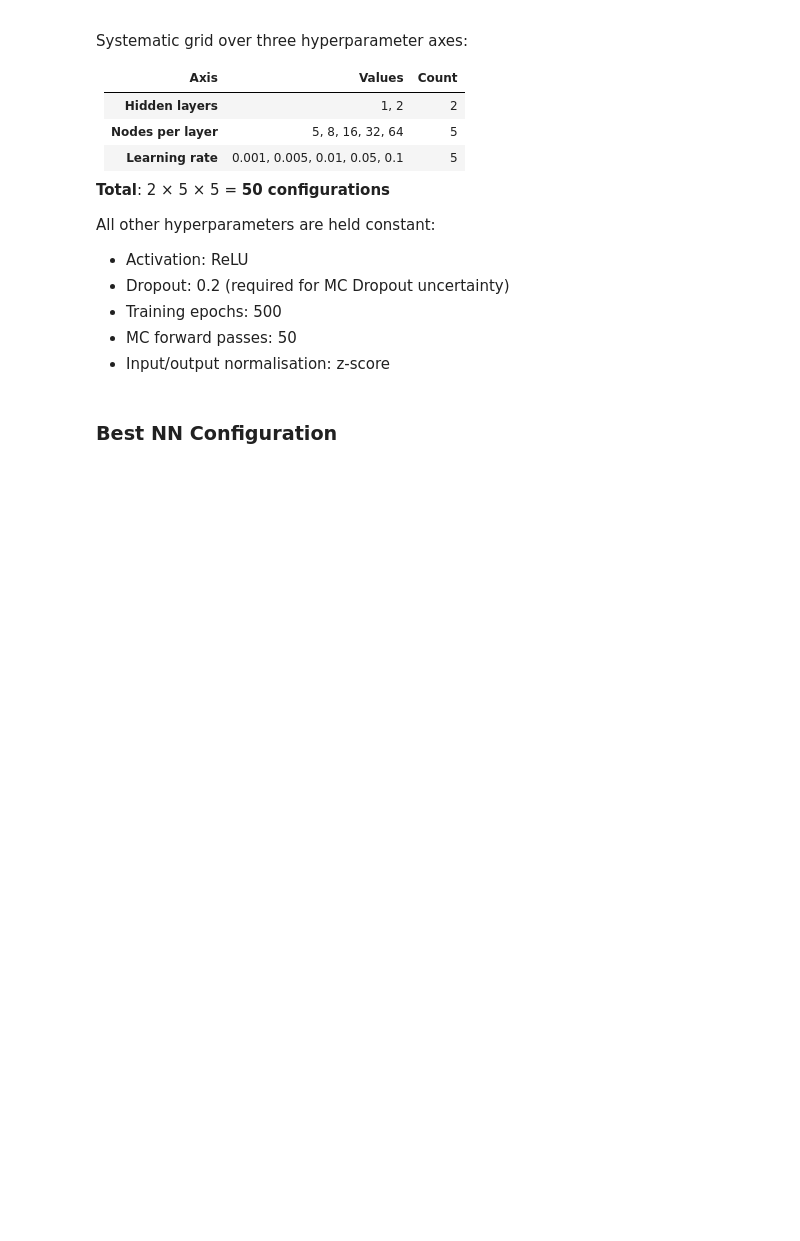
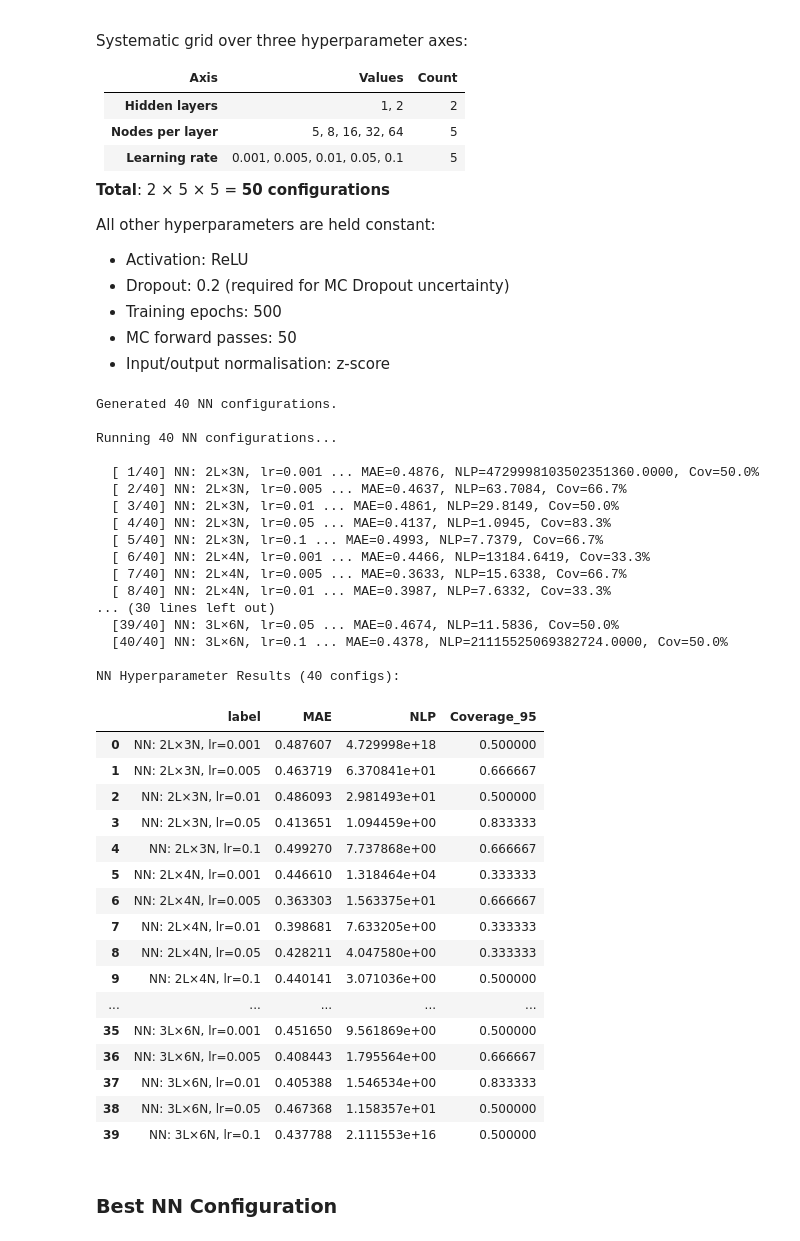
Before and after one commit to brucediesel/capstone-sdd, a Jupyter notebook: functions/f6/preq-eval-f6.ipynb, the cells around one changed output. Drawn from its saved outputs; the diff is of its cells as text; code cells hidden in the pictures; blank space fills up the shorter version.

```diff
--- a/functions/f6/preq-eval-f6.ipynb
+++ b/functions/f6/preq-eval-f6.ipynb
@@ -345,8 +382,8 @@ All other hyperparameters are held constant:
 - Input/output normalisation: z-score
 # %%
 # ── Generate 50 NN configurations ─────────────────────────────
-layers_grid = [1, 2]
-nodes_grid = [5, 8, 16, 32, 64]
+layers_grid = [2, 3]
+nodes_grid = [3, 4, 5, 6]
 lr_grid = [0.001, 0.005, 0.01, 0.05, 0.1]
 
 nn_configs = []
@@ -364,33 +401,68 @@ for n_layers in layers_grid:
 print(f'Generated {len(nn_configs)} NN configurations.\n')
 
 # ── Evaluate all 50 configurations ────────────────────────────
 print(f'Running {len(nn_configs)} NN configurations...\n')
 
 nn_results = []
 for i, config in enumerate(nn_configs):
     try:
         result = nn_prequential_with_config(X_all, y_all, N_INIT, config)
         m = result['metrics']
         print(f'  [{i+1:2d}/{len(nn_configs)}] {config["label"]} ... '
               f'MAE={m["MAE"]:.4f}, NLP={m["NLP"]:.4f}, Cov={m["Coverage_95"]*100:.1f}%')
         nn_results.append({
             'label': config['label'],
             'MAE': m['MAE'],
             'NLP': m['NLP'],
             'Coverage_95': m['Coverage_95']
         })
     except Exception as e:
         print(f'  [{i+1:2d}/{len(nn_configs)}] {config["label"]} ... FAILED: {e}')
         nn_results.append({
             'label': config['label'],
             'MAE': float('nan'),
             'NLP': float('nan'),
             'Coverage_95': float('nan')
         })
 
 nn_hp_df = pd.DataFrame(nn_results)
 print(f'\nNN Hyperparameter Results ({len(nn_hp_df)} configs):\n')
 nn_hp_df
+# %% [output]
+Generated 40 NN configurations.
+
+Running 40 NN configurations...
+
+  [ 1/40] NN: 2L×3N, lr=0.001 ... MAE=0.4876, NLP=4729998103502351360.0000, Cov=50.0%
+  [ 2/40] NN: 2L×3N, lr=0.005 ... MAE=0.4637, NLP=63.7084, Cov=66.7%
+  [ 3/40] NN: 2L×3N, lr=0.01 ... MAE=0.4861, NLP=29.8149, Cov=50.0%
+  [ 4/40] NN: 2L×3N, lr=0.05 ... MAE=0.4137, NLP=1.0945, Cov=83.3%
+  [ 5/40] NN: 2L×3N, lr=0.1 ... MAE=0.4993, NLP=7.7379, Cov=66.7%
+  [ 6/40] NN: 2L×4N, lr=0.001 ... MAE=0.4466, NLP=13184.6419, Cov=33.3%
+  [ 7/40] NN: 2L×4N, lr=0.005 ... MAE=0.3633, NLP=15.6338, Cov=66.7%
+  [ 8/40] NN: 2L×4N, lr=0.01 ... MAE=0.3987, NLP=7.6332, Cov=33.3%
+... (30 lines left out)
+  [39/40] NN: 3L×6N, lr=0.05 ... MAE=0.4674, NLP=11.5836, Cov=50.0%
+  [40/40] NN: 3L×6N, lr=0.1 ... MAE=0.4378, NLP=21115525069382724.0000, Cov=50.0%
+
+NN Hyperparameter Results (40 configs):
+|  | label | MAE | NLP | Coverage_95 |
+| 0 | NN: 2L×3N, lr=0.001 | 0.487607 | 4.729998e+18 | 0.500000 |
+| 1 | NN: 2L×3N, lr=0.005 | 0.463719 | 6.370841e+01 | 0.666667 |
+| 2 | NN: 2L×3N, lr=0.01 | 0.486093 | 2.981493e+01 | 0.500000 |
+| 3 | NN: 2L×3N, lr=0.05 | 0.413651 | 1.094459e+00 | 0.833333 |
+| 4 | NN: 2L×3N, lr=0.1 | 0.499270 | 7.737868e+00 | 0.666667 |
+| 5 | NN: 2L×4N, lr=0.001 | 0.446610 | 1.318464e+04 | 0.333333 |
+| 6 | NN: 2L×4N, lr=0.005 | 0.363303 | 1.563375e+01 | 0.666667 |
+| 7 | NN: 2L×4N, lr=0.01 | 0.398681 | 7.633205e+00 | 0.333333 |
+| 8 | NN: 2L×4N, lr=0.05 | 0.428211 | 4.047580e+00 | 0.333333 |
+| 9 | NN: 2L×4N, lr=0.1 | 0.440141 | 3.071036e+00 | 0.500000 |
+| ... | ... | ... | ... | ... |
+| 35 | NN: 3L×6N, lr=0.001 | 0.451650 | 9.561869e+00 | 0.500000 |
+| 36 | NN: 3L×6N, lr=0.005 | 0.408443 | 1.795564e+00 | 0.666667 |
+| 37 | NN: 3L×6N, lr=0.01 | 0.405388 | 1.546534e+00 | 0.833333 |
+| 38 | NN: 3L×6N, lr=0.05 | 0.467368 | 1.158357e+01 | 0.500000 |
+| 39 | NN: 3L×6N, lr=0.1 | 0.437788 | 2.111553e+16 | 0.500000 |
 # %% [markdown]
 ### Best NN Configuration
 # %%
```
Also changed, not shown: parts of 26 cells of this notebook, 4 other files.
